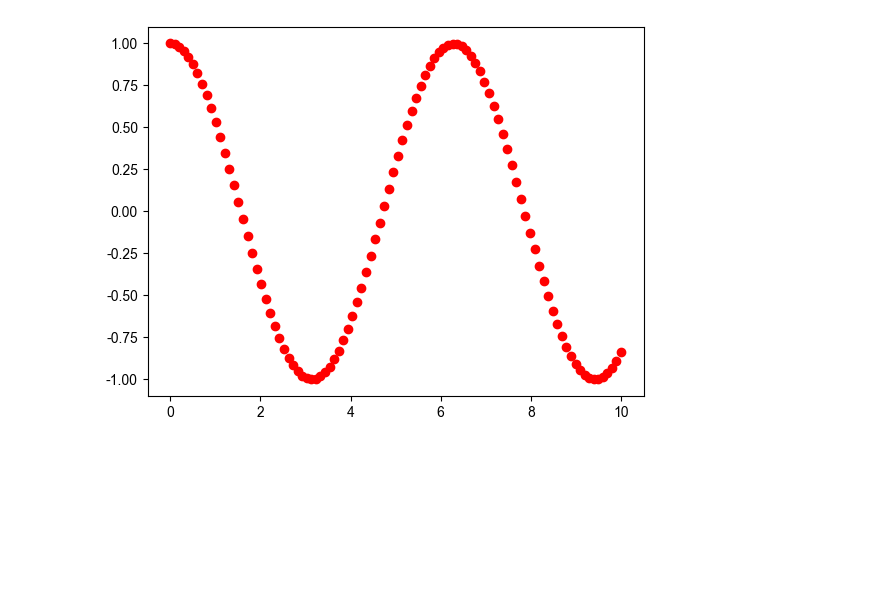
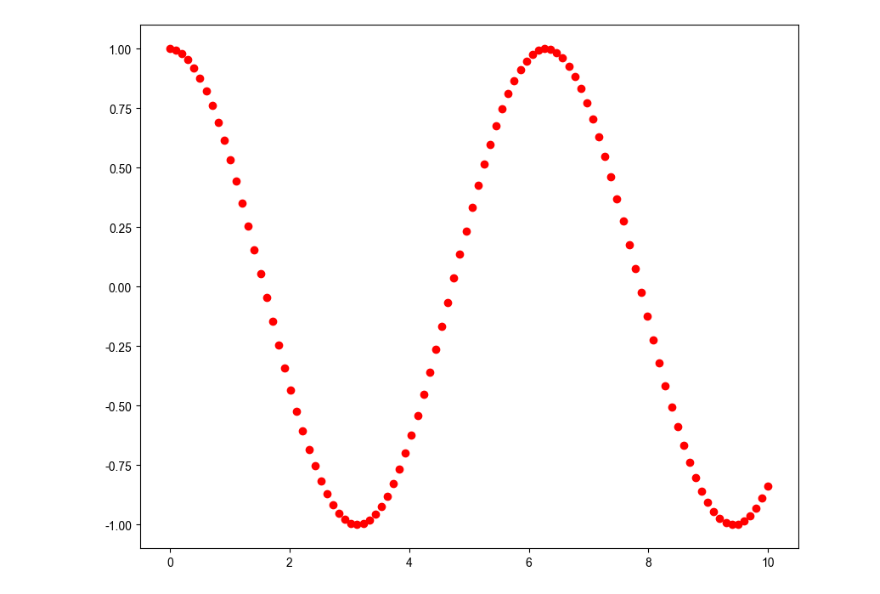
Before and after one commit to hughxusu/lesson-py, a Jupyter notebook: codes/24-matplotlib/a-matplotlib.ipynb, the cells around one changed output. Drawn from its saved outputs; the diff is of its cells as text; code cells hidden in the pictures; blank space fills up the shorter version.

```diff
--- a/codes/24-matplotlib/a-matplotlib.ipynb
+++ b/codes/24-matplotlib/a-matplotlib.ipynb
@@ -56,9 +65,10 @@ plt.show()
 # %%
+plt.figure(figsize=(10, 8))
 cosy = np.cos(x)
 plt.scatter(x, cosy, color='r')
 plt.show()
 # %% [output]
-[figure, old version]
+[figure, new version]
 # %%
 x = np.random.normal(0, 1, 100)
 y = np.random.normal(0, 1, 100)
```
Also changed, not shown: parts of 7 cells of this notebook, 1 other file.
